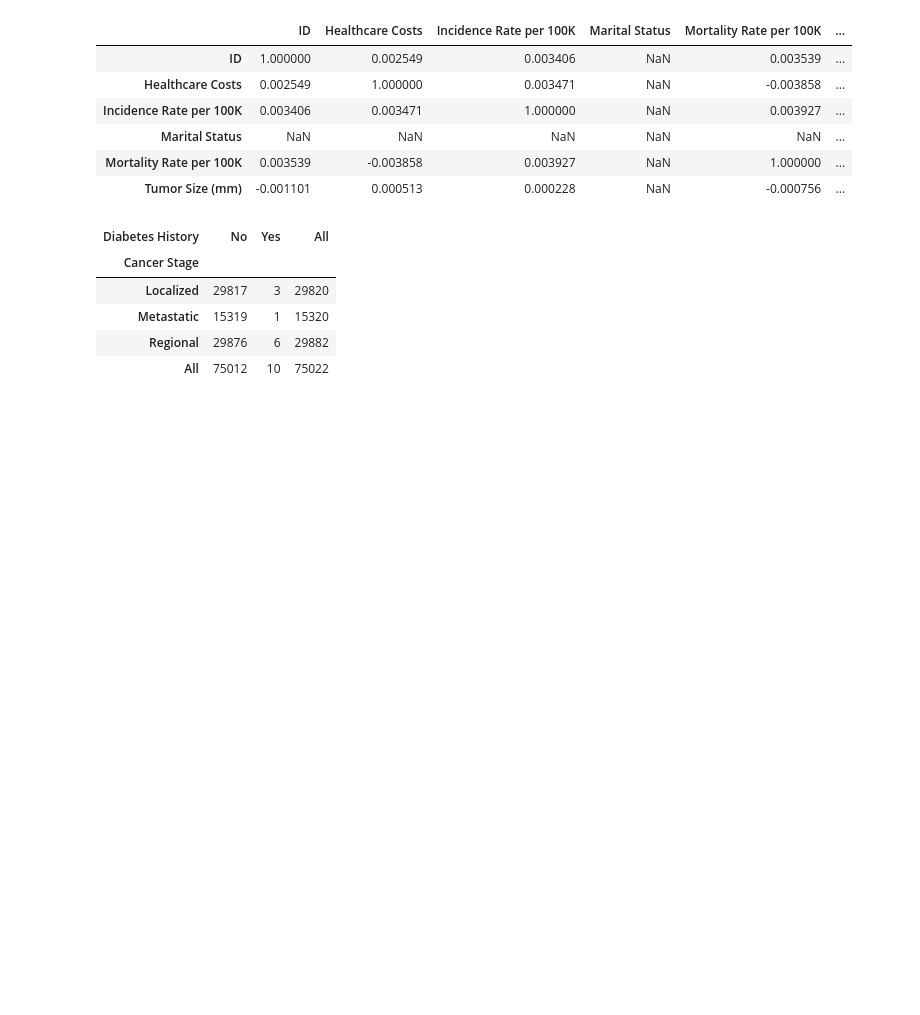
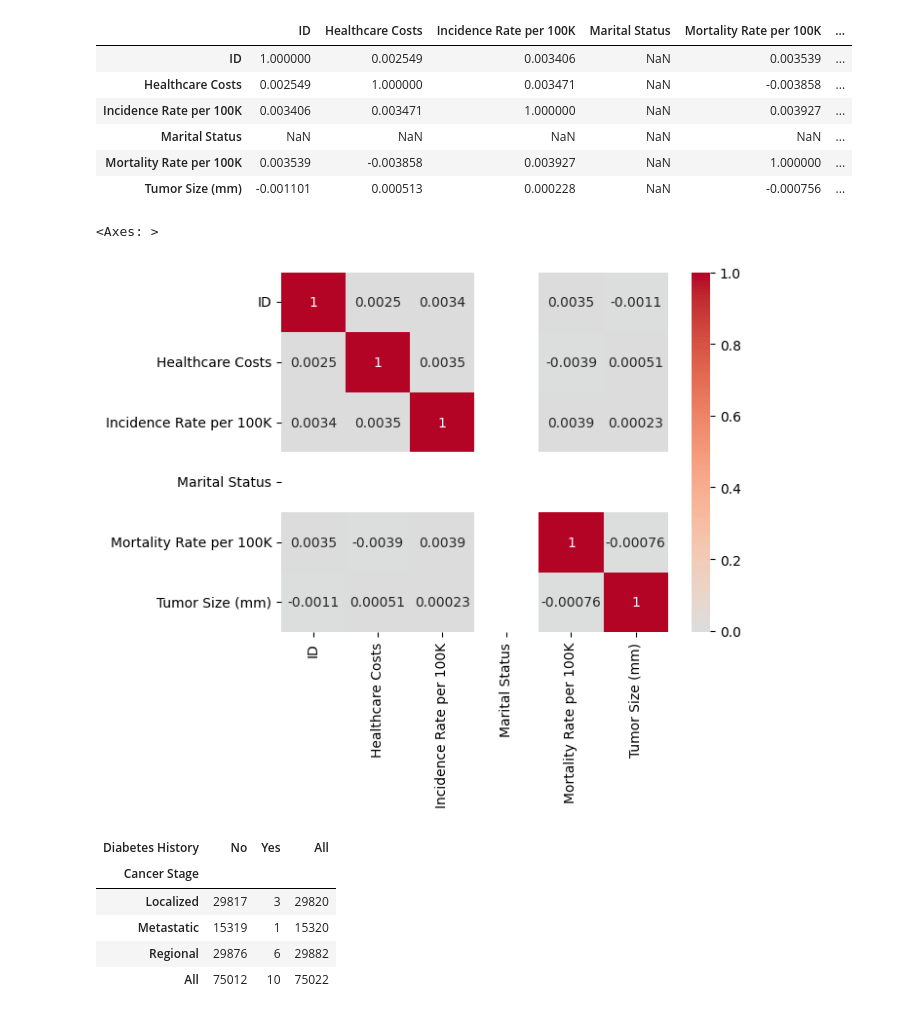
Before and after one commit to rgerc8/dm2-class-cancer, a Jupyter notebook: main.ipynb, the cells around one changed output. Cells and saved outputs as stored; diff of their text form; code cells hidden in the pictures; blank space fills up the shorter version.

```diff
--- a/main.ipynb
+++ b/main.ipynb
@@ -96,0 +50,6 @@ memory usage: 18.3+ MB
+# %%
+df.drop(columns=['Marital Status'], inplace=True)
+dfRows_no_missing = df.dropna()
+print("The number of rows in the original insurance dataset is", df.shape[0])
+print("The number of rows in the insurance dataset with no missing values is", dfRows_no_missing.shape[0])
+print("There were", df.shape[0]-dfRows_no_missing.shape[0], "rows containing missing values.")
@@ -124,6 +223,12 @@ df.corr(method='pearson', numeric_only=True)
 | Marital Status | NaN | NaN | NaN | NaN | NaN | ... |
 | Mortality Rate per 100K | 0.003539 | -0.003858 | 0.003927 | NaN | 1.000000 | ... |
 | Tumor Size (mm) | -0.001101 | 0.000513 | 0.000228 | NaN | -0.000756 | ... |
+# %%
+#sns.heatmap(df.corr(), annot=True, cmap='coolwarm', center=0)
+sns.heatmap(df.select_dtypes(include='number').corr(), annot=True, cmap='coolwarm', center=0)
+# %% [output]
+<Axes: >
+[figure, added]
 # %%
 pd.crosstab(df["Cancer Stage"], df["Diabetes History"], margins=True)
 #df["Cancer Stage"].value_counts()
```
Also changed, not shown: parts of 16 cells of this notebook.
